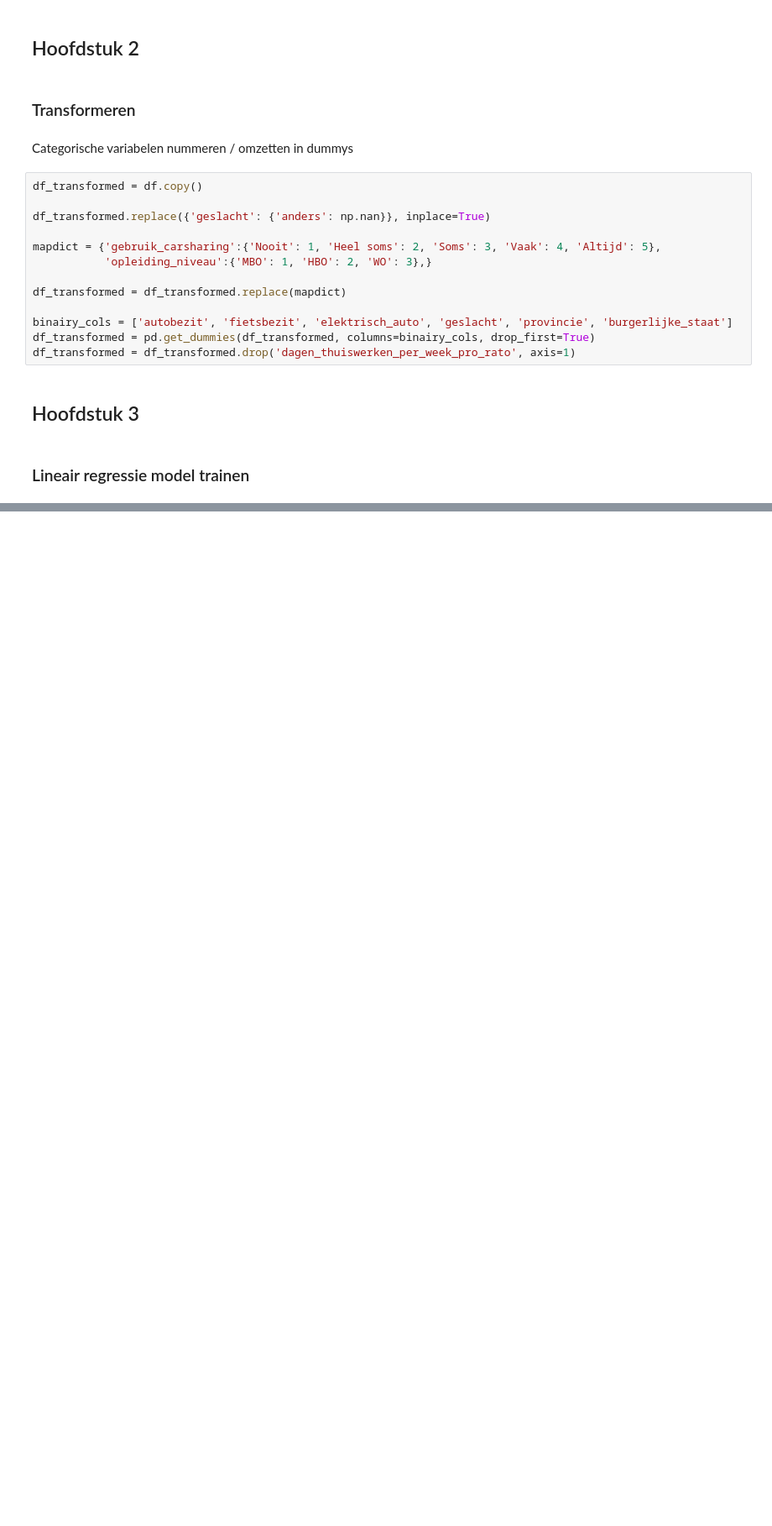
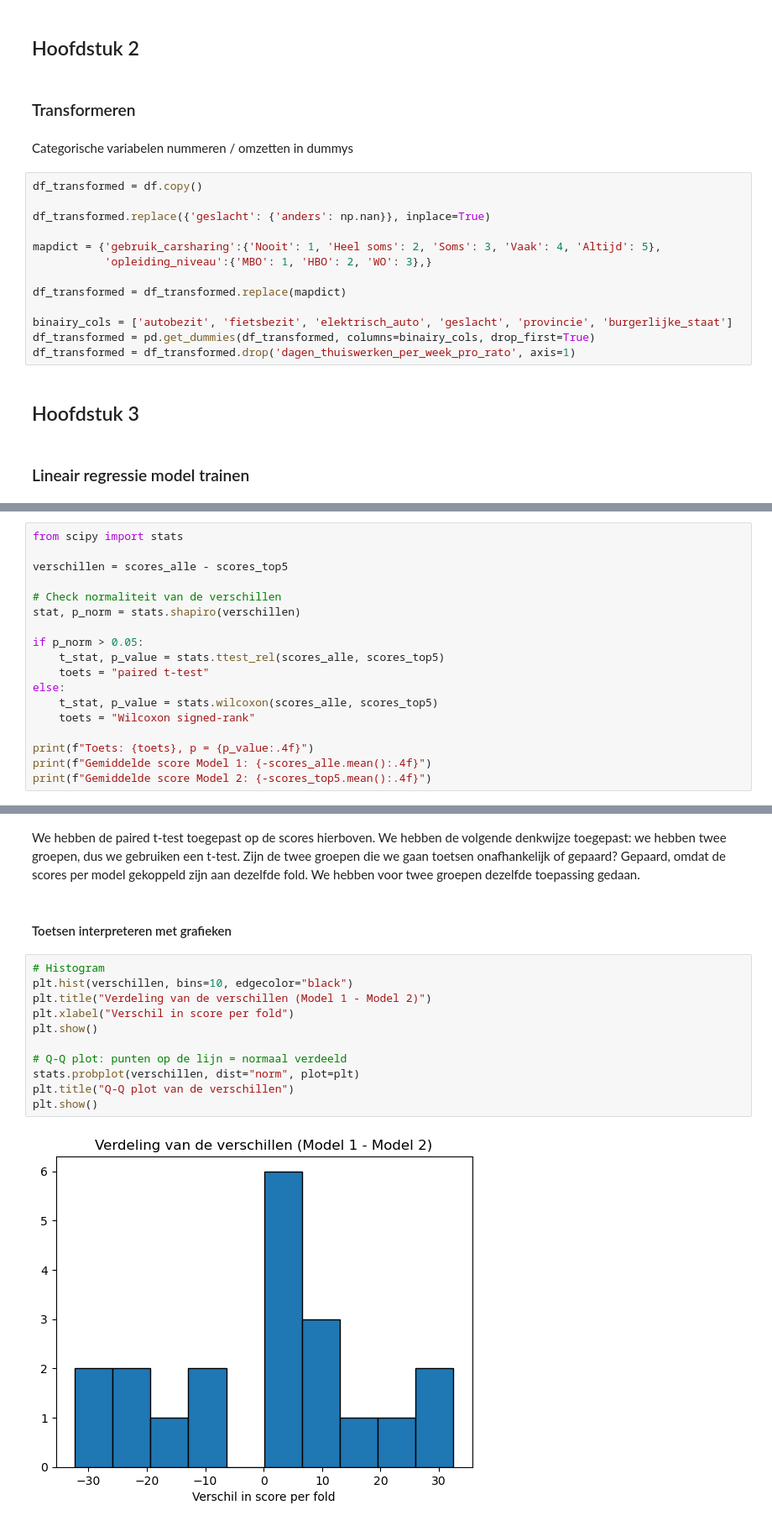
Before and after one commit to svenkr-6/Wiskunde_II_Portfolio, a Jupyter notebook: Wiskunde_II_Portfolio.ipynb, the cells around one changed output, grey strips where cells are left out. Shown at 84% size. Cells and saved outputs as stored; diff of their text form; blank space fills up the shorter version.

```diff
--- a/Wiskunde_II_Portfolio.ipynb
+++ b/Wiskunde_II_Portfolio.ipynb
@@ -216,0 +280,18 @@ Voorspelling: 1227.07 KG CO2 per jaar
+# %%
+from scipy import stats
+
+verschillen = scores_alle - scores_top5
+
+# Check normaliteit van de verschillen
+stat, p_norm = stats.shapiro(verschillen)
+
+if p_norm > 0.05:
+    t_stat, p_value = stats.ttest_rel(scores_alle, scores_top5)
+    toets = "paired t-test"
+else:
+    t_stat, p_value = stats.wilcoxon(scores_alle, scores_top5)
+    toets = "Wilcoxon signed-rank"
+
+print(f"Toets: {toets}, p = {p_value:.4f}")
+print(f"Gemiddelde score Model 1: {-scores_alle.mean():.4f}")
+print(f"Gemiddelde score Model 2: {-scores_top5.mean():.4f}")
@@ -216,0 +302,17 @@ Voorspelling: 1227.07 KG CO2 per jaar
+# %% [markdown]
+We hebben de paired t-test toegepast op de scores hierboven. We hebben de volgende denkwijze toegepast: we hebben twee groepen, dus we gebruiken een t-test. Zijn de twee groepen die we gaan toetsen onafhankelijk of gepaard? Gepaard, omdat de scores per model gekoppeld zijn aan dezelfde fold. We hebben voor twee groepen dezelfde toepassing gedaan.
+# %% [markdown]
+#### Toetsen interpreteren met grafieken
+# %%
+# Histogram
+plt.hist(verschillen, bins=10, edgecolor="black")
+plt.title("Verdeling van de verschillen (Model 1 - Model 2)")
+plt.xlabel("Verschil in score per fold")
+plt.show()
+
+# Q-Q plot: punten op de lijn = normaal verdeeld
+stats.probplot(verschillen, dist="norm", plot=plt)
+plt.title("Q-Q plot van de verschillen")
+plt.show()
+# %% [output]
+[figure, added]
```
Also changed, not shown: parts of 14 cells of this notebook.
